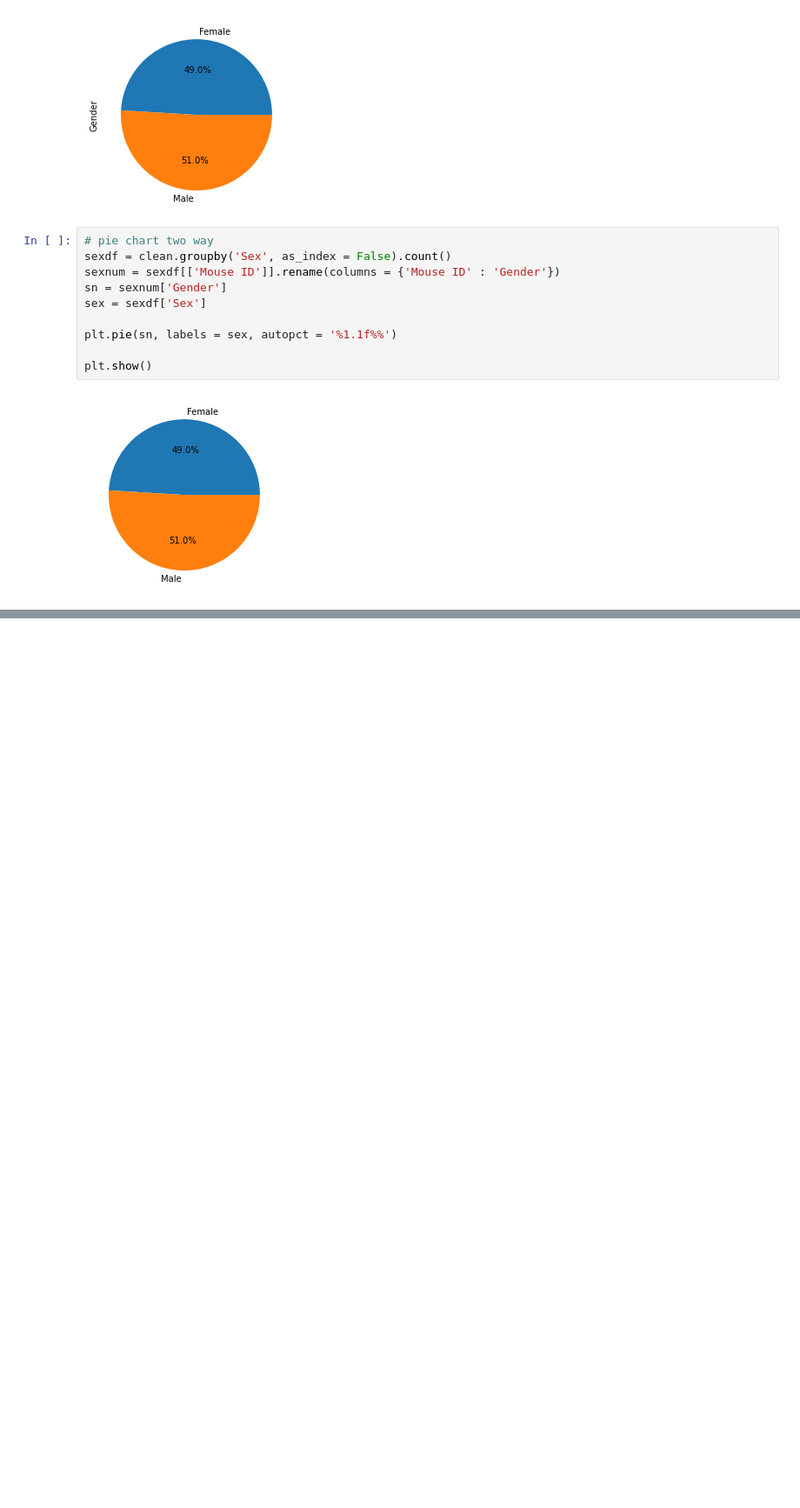
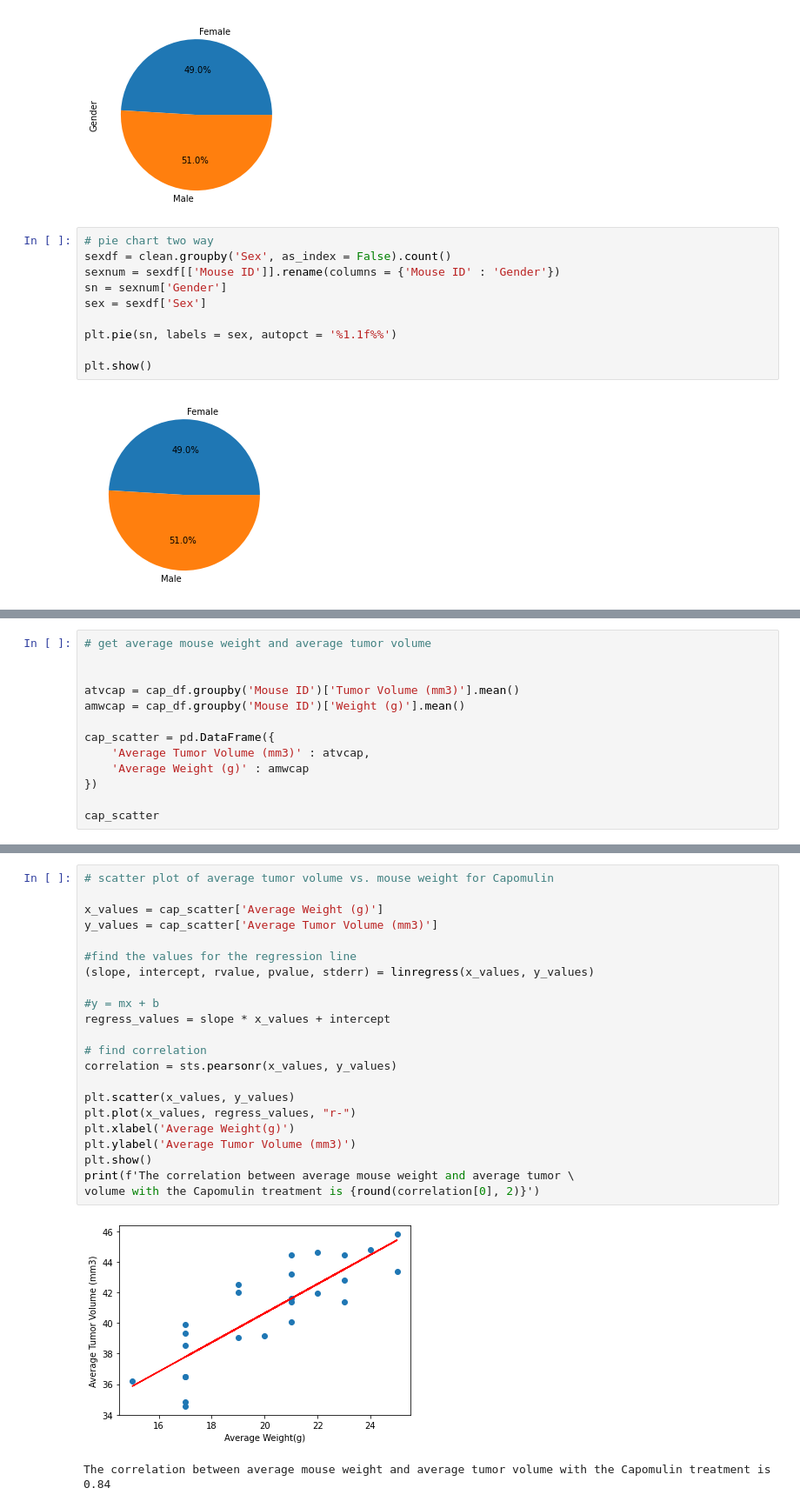
Before and after one commit to KStrange89/matplotlib_power, a Jupyter notebook: Cancer Mouse.ipynb, the cells around one changed output, grey strips where cells are left out. Shown at 87% size. Cells and saved outputs as stored; diff of their text form; blank space fills up the shorter version.

```diff
--- a/Cancer Mouse.ipynb
+++ b/Cancer Mouse.ipynb
@@ -335,0 +372,13 @@ boxplot = drug_df.boxplot(column = ['Tumor Volume (mm3)'], \
+# %%
+# get average mouse weight and average tumor volume
+
+
+atvcap = cap_df.groupby('Mouse ID')['Tumor Volume (mm3)'].mean()
+amwcap = cap_df.groupby('Mouse ID')['Weight (g)'].mean()
+
+cap_scatter = pd.DataFrame({
+    'Average Tumor Volume (mm3)' : atvcap,
+    'Average Weight (g)' : amwcap
+})
+
+cap_scatter
@@ -335,0 +404,25 @@ boxplot = drug_df.boxplot(column = ['Tumor Volume (mm3)'], \
+# %%
+# scatter plot of average tumor volume vs. mouse weight for Capomulin
+
+x_values = cap_scatter['Average Weight (g)']
+y_values = cap_scatter['Average Tumor Volume (mm3)']
+
+#find the values for the regression line
+(slope, intercept, rvalue, pvalue, stderr) = linregress(x_values, y_values)
+
+#y = mx + b
+regress_values = slope * x_values + intercept
+
+# find correlation
+correlation = sts.pearsonr(x_values, y_values)
+
+plt.scatter(x_values, y_values)
+plt.plot(x_values, regress_values, "r-")
+plt.xlabel('Average Weight(g)')
+plt.ylabel('Average Tumor Volume (mm3)')
+plt.show()
+print(f'The correlation between average mouse weight and average tumor \
+volume with the Capomulin treatment is {round(correlation[0], 2)}')
+# %% [output]
+[figure, added]
+The correlation between average mouse weight and average tumor volume with the Capomulin treatment is 0.84
```
Also changed, not shown: parts of 12 cells of this notebook.
